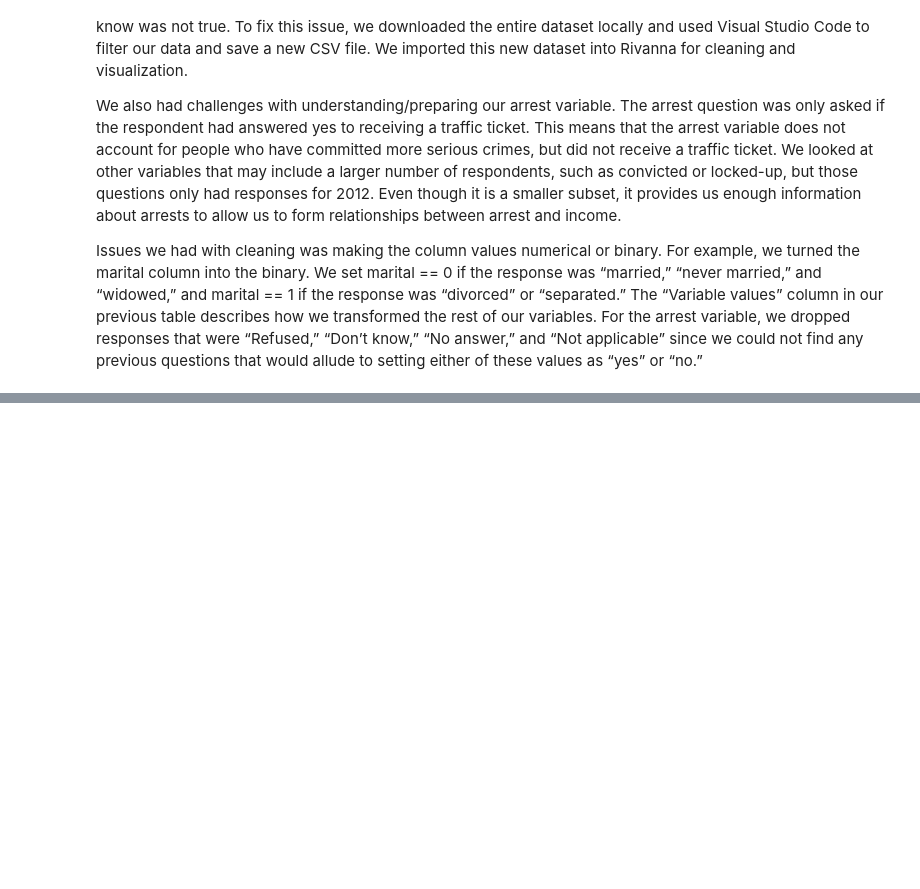
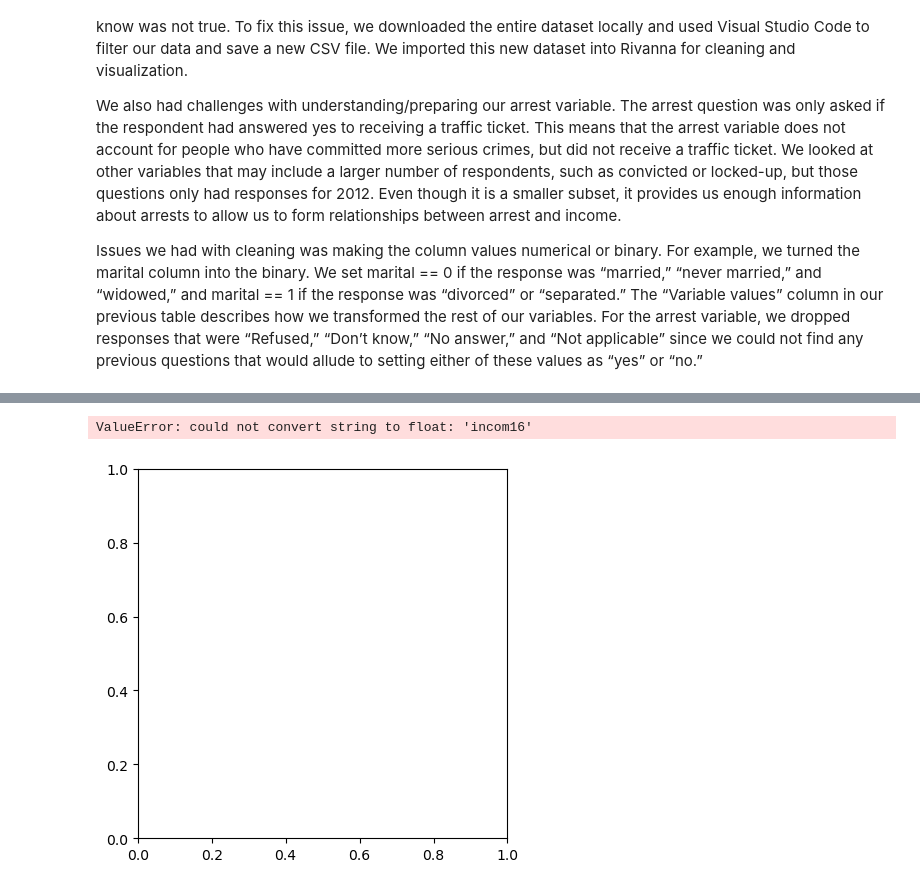
Before and after one commit to DS3001/group24, a Jupyter notebook: lab1_graphs.ipynb, the cells around one changed output, grey strips where cells are left out. Saved outputs shown, nothing was run; the diff lists cells and outputs as text; code cells hidden in the pictures; blank space fills up the shorter version.

```diff
--- a/lab1_graphs.ipynb
+++ b/lab1_graphs.ipynb
@@ -206,3 +208,18 @@ sns.barplot(data=percentage_data, x=var1, y="Percentage", hue=var3).set(title='C
+# %%
+# create pie charts as another way to visualize the education level data, since it is more complicated
+import matplotlib.pyplot as plt
+
+grouped_data = df.groupby([incom16, var3]).size().unstack()
+percentage_data = grouped_data.apply(calculate_percentages, axis=1).stack().reset_index(name="Percentage")
+
+colors = sns.color_palette('pastel')[0:5]
+labels = ['Did not finish high school', 'Finished highschool', 'Some college', 'Bachelors', 'Greater than bachelors']
+
+plt.pie(var1, labels = labels, colors = colors, autopct='%.0f%%')
+plt.show()
+# %% [output]
+ValueError: could not convert string to float: 'incom16'
+[figure, added]
 # %%
 # Incom16 grouped by divorce
 #group_by = 'incom16'
```
Also changed, not shown: parts of 3 cells of this notebook.
